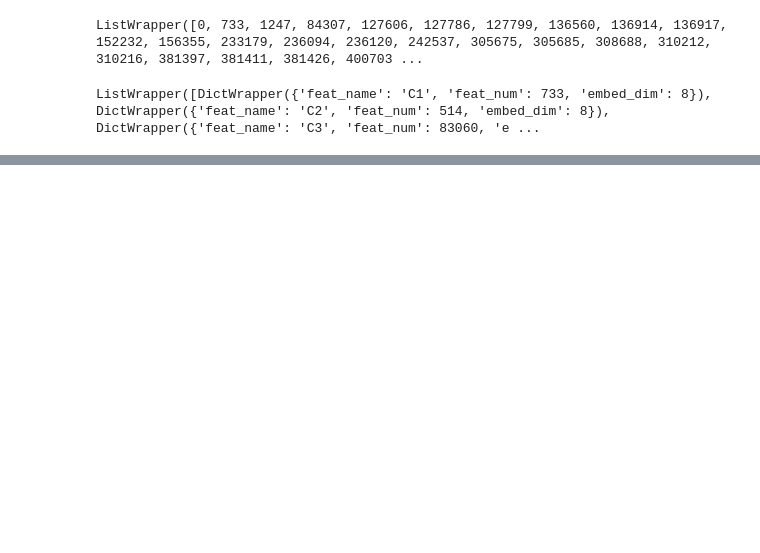
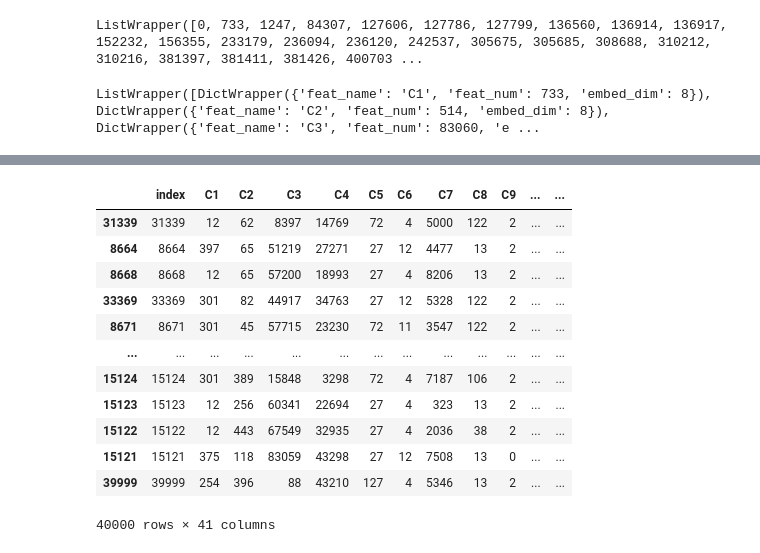
Before and after one commit to datasciencekun/starmie, a Jupyter notebook: recall/factor_machine_demo.ipynb, the cells around one changed output, grey strips where cells are left out. Saved outputs shown, nothing was run; the diff lists cells and outputs as text; code cells hidden in the pictures; blank space fills up the shorter version.

Commit message:
add FM recall

```diff
--- a/recall/factor_machine_demo.ipynb
+++ b/recall/factor_machine_demo.ipynb
@@ -317,0 +325,8 @@ ListWrapper([DictWrapper({'feat_name': 'C1', 'feat_num': 733, 'embed_dim': 8}),
+# %%
+user_features = ['I1', 'I2', 'I3', 'I4', 'I5','C1', 'C2', 'C3', 'C4', 'C5', 'C6', 'C7', 'C8', 'C9', 'C10']
+item_features = ['I6', 'I7', 'I8', 'I9', 'I10', 'I11', 'I12', 'I13','C11', 'C12', 'C13', 'C14', 'C15', 'C16', 'C17', 'C18', 'C19', 'C20',
+                 'C21', 'C22', 'C23', 'C24', 'C25', 'C26']
+
+feature_names = ['C1', 'C2', 'C3', 'C4', 'C5', 'C6', 'C7', 'C8', 'C9', 'C10', 'C11',
+            'C12', 'C13', 'C14', 'C15', 'C16', 'C17', 'C18', 'C19', 'C20', 'C21', 'C22',
+            'C23', 'C24', 'C25', 'C26','I1', 'I2', 'I3', 'I4', 'I5', 'I6', 'I7', 'I8', 'I9', 'I10', 'I11', 'I12', 'I13']
@@ -317,0 +345,22 @@ ListWrapper([DictWrapper({'feat_name': 'C1', 'feat_num': 733, 'embed_dim': 8}),
+# %%
+recall_df = pd.DataFrame(test_X, columns=feature_names)
+recall_df['label'] = test_y
+recall_df = recall_df.reset_index()
+user_recall_df = recall_df[user_features]
+item_recall_df = recall_df[item_features]
+# %%
+recall_df.sort_values(["label"], ascending=False)
+# %% [output]
+|  | index | C1 | C2 | C3 | C4 | C5 | C6 | C7 | C8 | C9 | ... | ... |
+| 31339 | 31339 | 12 | 62 | 8397 | 14769 | 72 | 4 | 5000 | 122 | 2 | ... | ... |
+| 8664 | 8664 | 397 | 65 | 51219 | 27271 | 27 | 12 | 4477 | 13 | 2 | ... | ... |
+| 8668 | 8668 | 12 | 65 | 57200 | 18993 | 27 | 4 | 8206 | 13 | 2 | ... | ... |
+| 33369 | 33369 | 301 | 82 | 44917 | 34763 | 27 | 12 | 5328 | 122 | 2 | ... | ... |
+| 8671 | 8671 | 301 | 45 | 57715 | 23230 | 72 | 11 | 3547 | 122 | 2 | ... | ... |
+| ... | ... | ... | ... | ... | ... | ... | ... | ... | ... | ... | ... | ... |
+| 15124 | 15124 | 301 | 389 | 15848 | 3298 | 72 | 4 | 7187 | 106 | 2 | ... | ... |
+| 15123 | 15123 | 12 | 256 | 60341 | 22694 | 27 | 4 | 323 | 13 | 2 | ... | ... |
+| 15122 | 15122 | 12 | 443 | 67549 | 32935 | 27 | 4 | 2036 | 38 | 2 | ... | ... |
+| 15121 | 15121 | 375 | 118 | 83059 | 43298 | 27 | 12 | 7508 | 13 | 0 | ... | ... |
+| 39999 | 39999 | 254 | 396 | 88 | 43210 | 127 | 4 | 5346 | 13 | 2 | ... | ... |
+40000 rows × 41 columns
```
Also changed, not shown: parts of 15 cells of this notebook, 4 other files.
